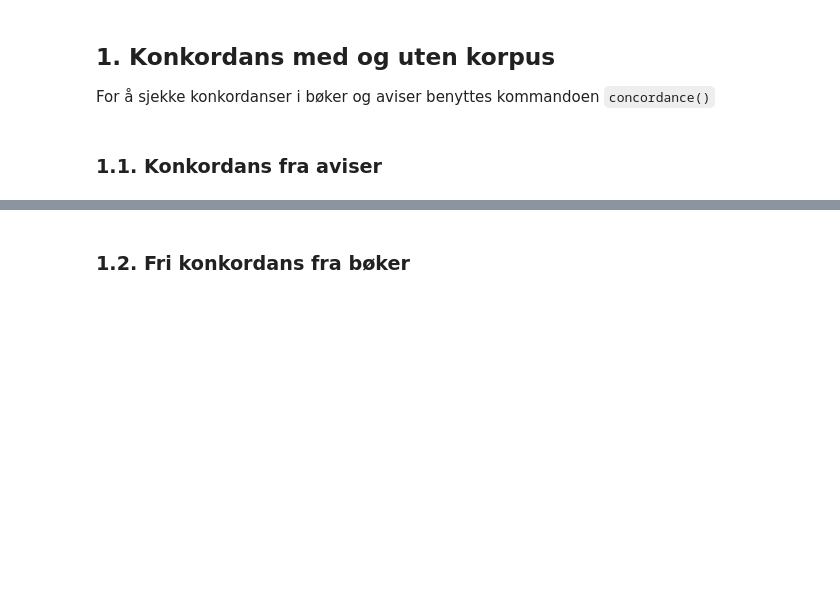
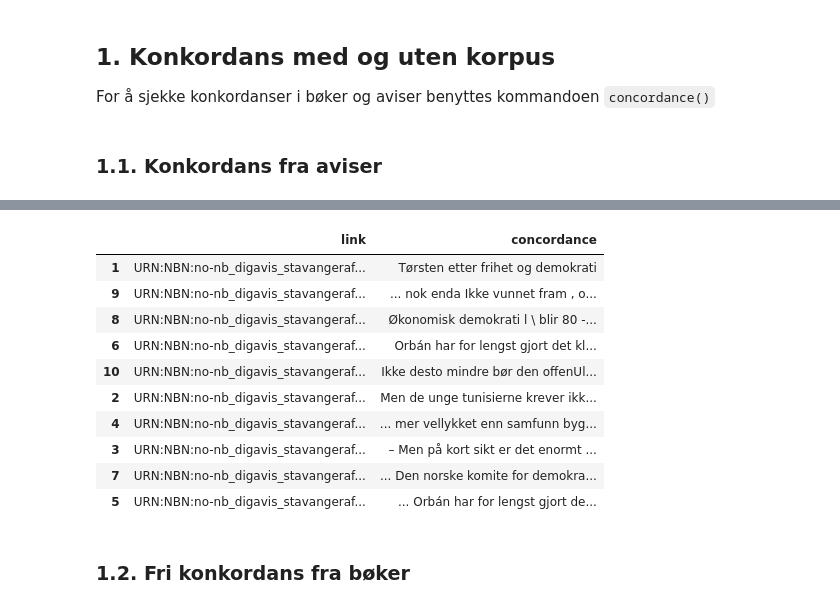
Before and after one commit to NationalLibraryOfNorway/digital_tekstanalyse, a Jupyter notebook: 2.1.Konkordans.ipynb, the cells around one changed output, grey strips where cells are left out. Drawn from its saved outputs; the diff is of its cells as text; code cells hidden in the pictures; blank space fills up the shorter version.

```diff
--- a/2.1.Konkordans.ipynb
+++ b/2.1.Konkordans.ipynb
@@ -32,3 +32,19 @@ dh.Concordance(corpus=aviskorpus, query="demokrati").show()
+# %%
+# Alternavtivt kan man finne konkordanser direkte fra et Corpus objekt via `.conc`
+
+dh.Corpus(doctype="digavis", title="stavanger*", from_year=1960, limit=10).conc("demokrati").show()
+# %% [output]
+|  | link | concordance |
+| 1 | URN:NBN:no-nb_digavis_stavangeraf... | Tørsten etter frihet og demokrati |
+| 9 | URN:NBN:no-nb_digavis_stavangeraf... | ... nok enda Ikke vunnet fram , o... |
+| 8 | URN:NBN:no-nb_digavis_stavangeraf... | Økonomisk demokrati l \ blir 80 -... |
+| 6 | URN:NBN:no-nb_digavis_stavangeraf... | Orbán har for lengst gjort det kl... |
+| 10 | URN:NBN:no-nb_digavis_stavangeraf... | Ikke desto mindre bør den offenUl... |
+| 2 | URN:NBN:no-nb_digavis_stavangeraf... | Men de unge tunisierne krever ikk... |
+| 4 | URN:NBN:no-nb_digavis_stavangeraf... | ... mer vellykket enn samfunn byg... |
+| 3 | URN:NBN:no-nb_digavis_stavangeraf... | – Men på kort sikt er det enormt ... |
+| 7 | URN:NBN:no-nb_digavis_stavangeraf... | ... Den norske komite for demokra... |
+| 5 | URN:NBN:no-nb_digavis_stavangeraf... | ... Orbán har for lengst gjort de... |
 # %% [markdown]
 ### 1.2. Fri konkordans fra bøker
 # %%
```
Also changed, not shown: parts of 1 cell of this notebook, 2 other files.
